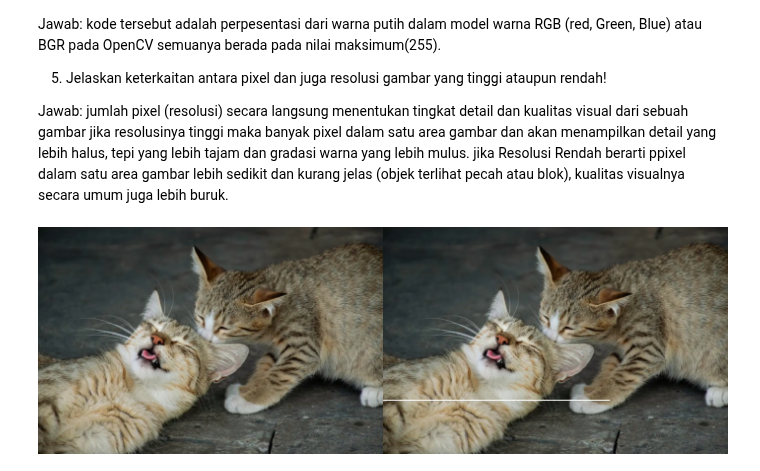
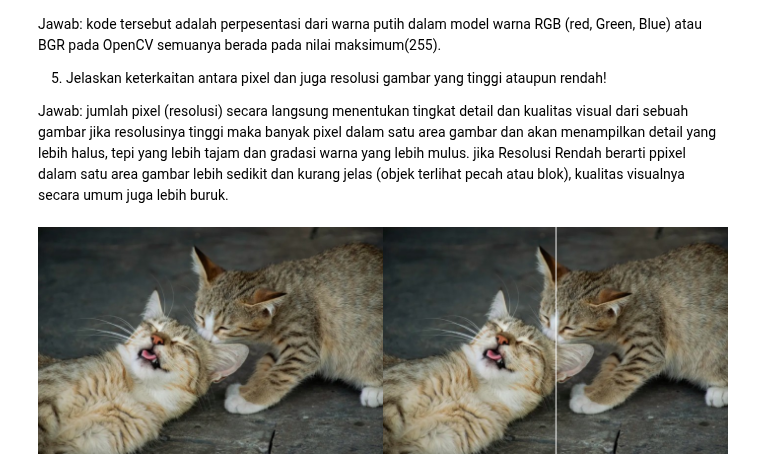
Before and after one commit to ArifahZhafirah/PCVK26_04_Arifah, a Jupyter notebook: P1_Tugas D2_04.ipynb, the cells around one changed output. Saved outputs shown, nothing was run; the diff lists cells and outputs as text; code cells hidden in the pictures.

```diff
--- a/P1_Tugas D2_04.ipynb
+++ b/P1_Tugas D2_04.ipynb
@@ -108,12 +108,13 @@ Jawab: jumlah pixel (resolusi) secara langsung menentukan tingkat detail dan kua
 # %%
 image_2 = cv.cvtColor(image, cv.COLOR_BGR2RGB)
 image_3 = cv.cvtColor(image, cv.COLOR_BGR2RGB)
 
-#membuat garis horizontal ditengah image
-for y in range (tinggi):
-  image_3[int((lebar)/2),y] = [255,255,255]
+# Membuat garis VERTIKAL di tengah gambar
+# Kita loop sepanjang 'tinggi' (sumbu x), dan ubah pixel di kolom tengah (lebar/2)
+for x in range(tinggi):
+  image_3[x, int(lebar/2)] = [255,255,255]
 
 final_frame = cv.hconcat((image_2, image_3))
 cv2_imshow(final_frame)
 # %% [output]
-[figure, old version]
+[figure, new version]
```
Also changed, not shown: parts of 2 cells of this notebook.
